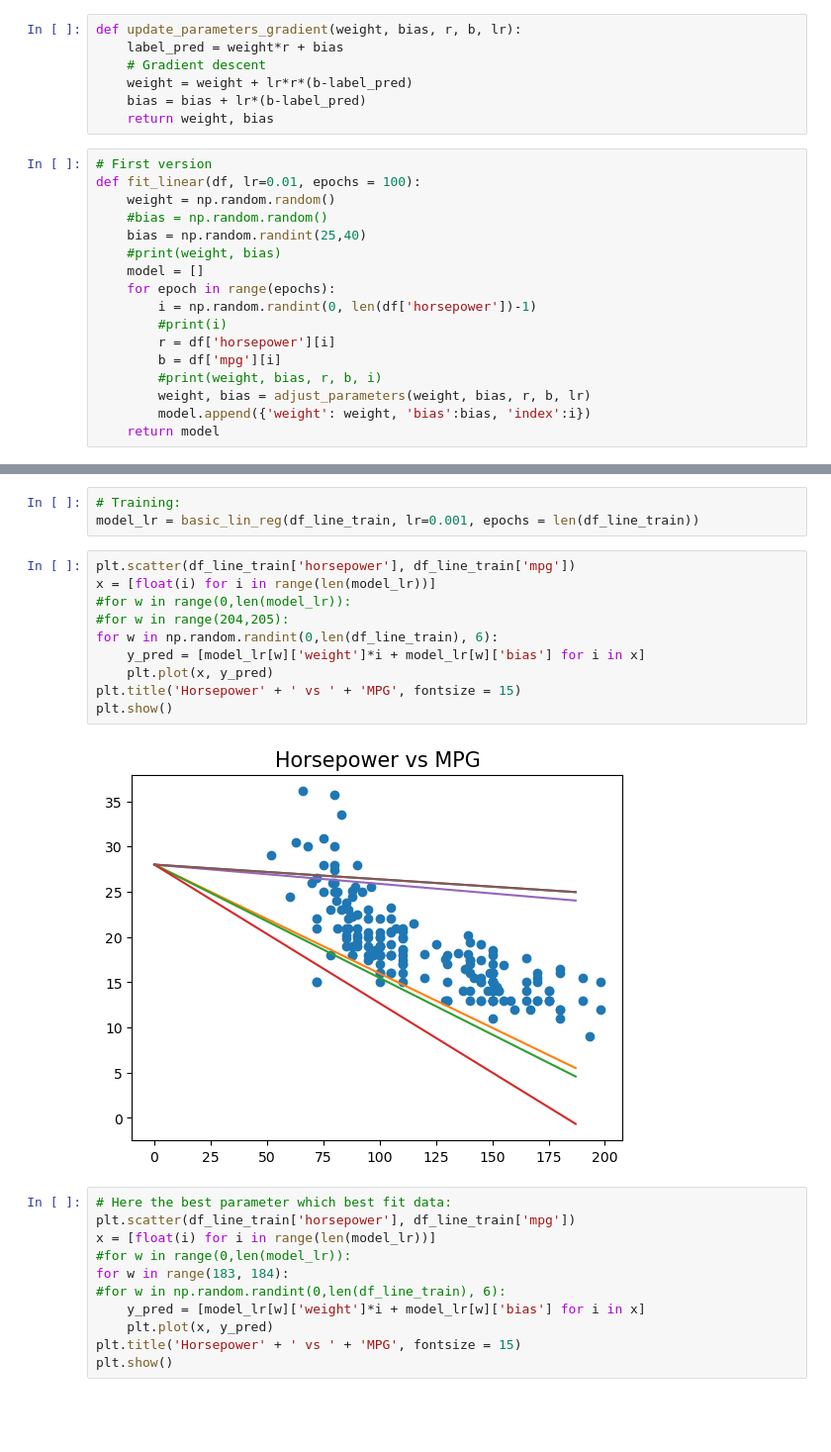
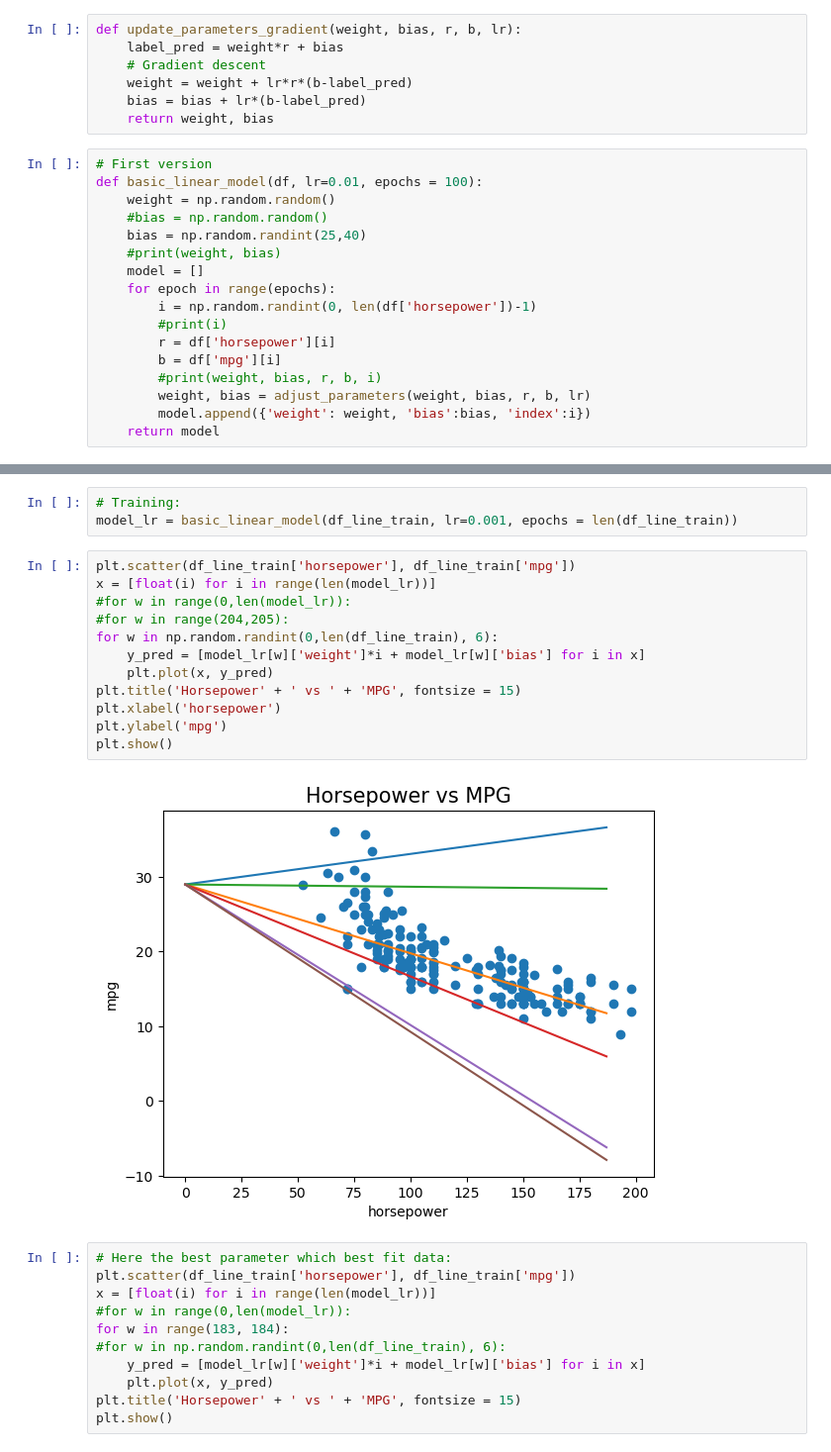
Before and after one commit to yonkeenn/LinearRegression, a Jupyter notebook: Model&Evaluate.ipynb, the cells around one changed output, grey strips where cells are left out. Shown at 99% size. Cells and saved outputs as stored; diff of their text form; blank space fills up the shorter version.

```diff
--- a/Model&Evaluate.ipynb
+++ b/Model&Evaluate.ipynb
@@ -264,7 +264,7 @@ def update_parameters_gradient(weight, bias, r, b, lr):
     return weight, bias
 # %%
 # First version
-def fit_linear(df, lr=0.01, epochs = 100):
+def basic_linear_model(df, lr=0.01, epochs = 100):
     weight = np.random.random()
     #bias = np.random.random()
     bias = np.random.randint(25,40)
@@ -317,18 +299,20 @@ def fit_linear(df, lr=0.01, epochs = 100):
 # %%
 # Training:
-model_lr = basic_lin_reg(df_line_train, lr=0.001, epochs = len(df_line_train))
+model_lr = basic_linear_model(df_line_train, lr=0.001, epochs = len(df_line_train))
 # %%
 plt.scatter(df_line_train['horsepower'], df_line_train['mpg'])
 x = [float(i) for i in range(len(model_lr))]
 #for w in range(0,len(model_lr)):
 #for w in range(204,205):
 for w in np.random.randint(0,len(df_line_train), 6):
     y_pred = [model_lr[w]['weight']*i + model_lr[w]['bias'] for i in x]
     plt.plot(x, y_pred)
 plt.title('Horsepower' + ' vs ' + 'MPG', fontsize = 15)
+plt.xlabel('horsepower')
+plt.ylabel('mpg')
 plt.show()
 # %% [output]
-[figure, old version]
+[figure, new version]
 # %%
 # Here the best parameter which best fit data:
 plt.scatter(df_line_train['horsepower'], df_line_train['mpg'])
```
Also changed, not shown: parts of 20 cells of this notebook.
